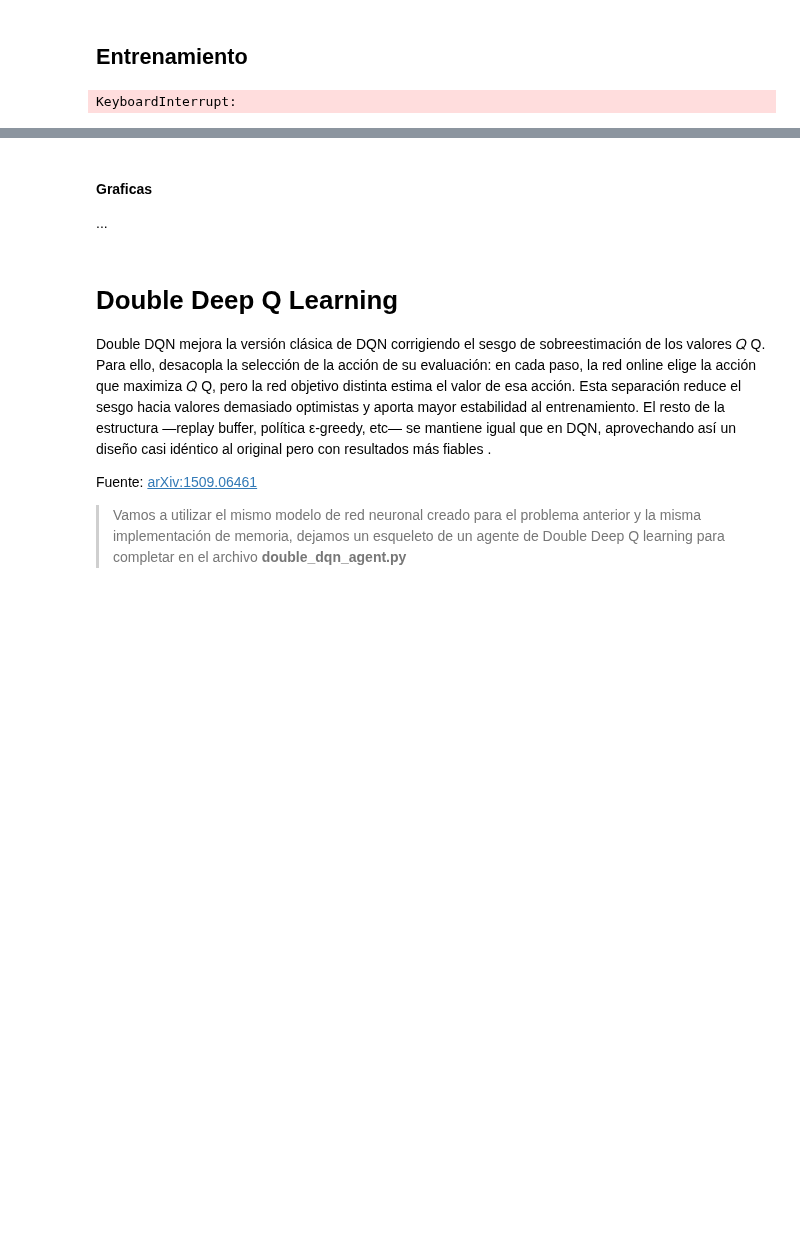
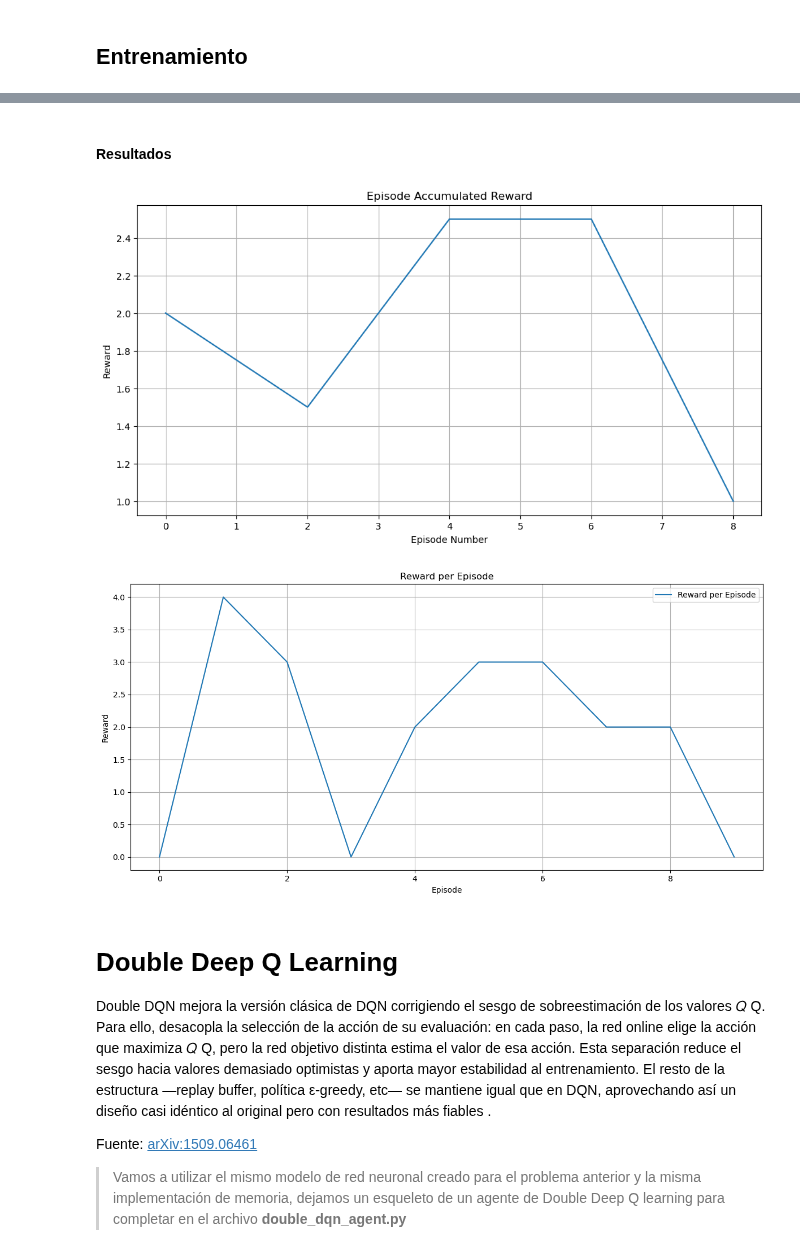
Before and after one commit to ricardodavidpg/taller_ia, a Jupyter notebook: Obligatorio_2025_Letra.ipynb, the cells around one changed output, grey strips where cells are left out. Drawn from its saved outputs; the diff is of its cells as text; code cells hidden in the pictures; blank space fills up the shorter version.

Commit message:
Se ajusta Proritised Agent. Se Bosquejan las graficas comparativas.

```diff
--- a/Obligatorio_2025_Letra.ipynb
+++ b/Obligatorio_2025_Letra.ipynb
@@ -413,7 +413,7 @@ Funciones a completar:
 # %%
 #Hiperparámetros de entrenamiento del agente DQN
 TOTAL_STEPS = 10_000_000
-EPISODES = 1000
+EPISODES = 10
 STEPS_PER_EPISODE = 20_000
 
 EPSILON_INI = 1
@@ -463,8 +463,6 @@ env = make_env(ENV_NAME,
 dqn_agent.play(env, episodes=3)
 
 env.close()
-# %% [output]
-KeyboardInterrupt:
 # %%
 # Ruta al archivo de vídeo en tu sistema de ficheros
 video_path = "./videos/dqn_validation/breakout-episode-0.mp4"
@@ -474,8 +472,13 @@ Video(video_path, embed=True, width=600)
 # %% [output]
 [interactive output not drawn]
 # %% [markdown]
-#### Graficas
-...
+#### Resultados
+# %%
+plot_avg_reward_by_episode(dqn_rewards, average_range=2)
+plot_rewards_by_episode(dqn_rewards)
+# %% [output]
+[figure, added]
+[figure, added]
 # %% [markdown]
 # Double Deep Q Learning
 
```
Also changed, not shown: parts of 13 cells of this notebook, 6 other files.
